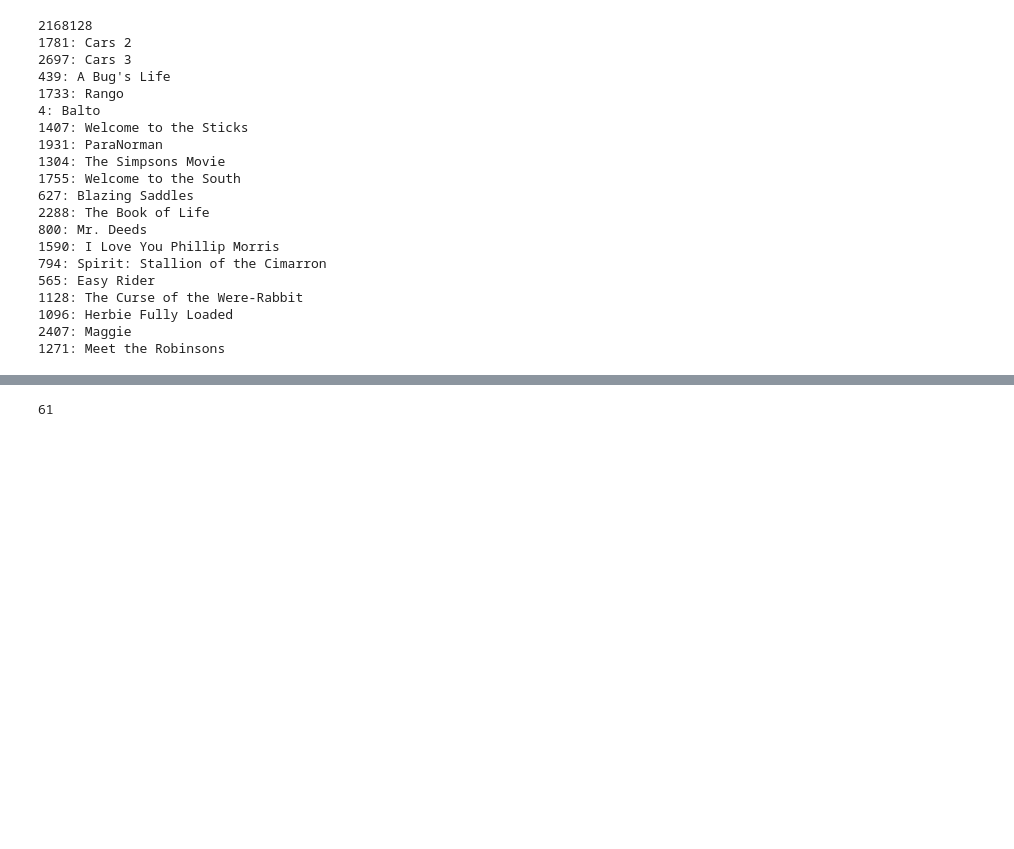
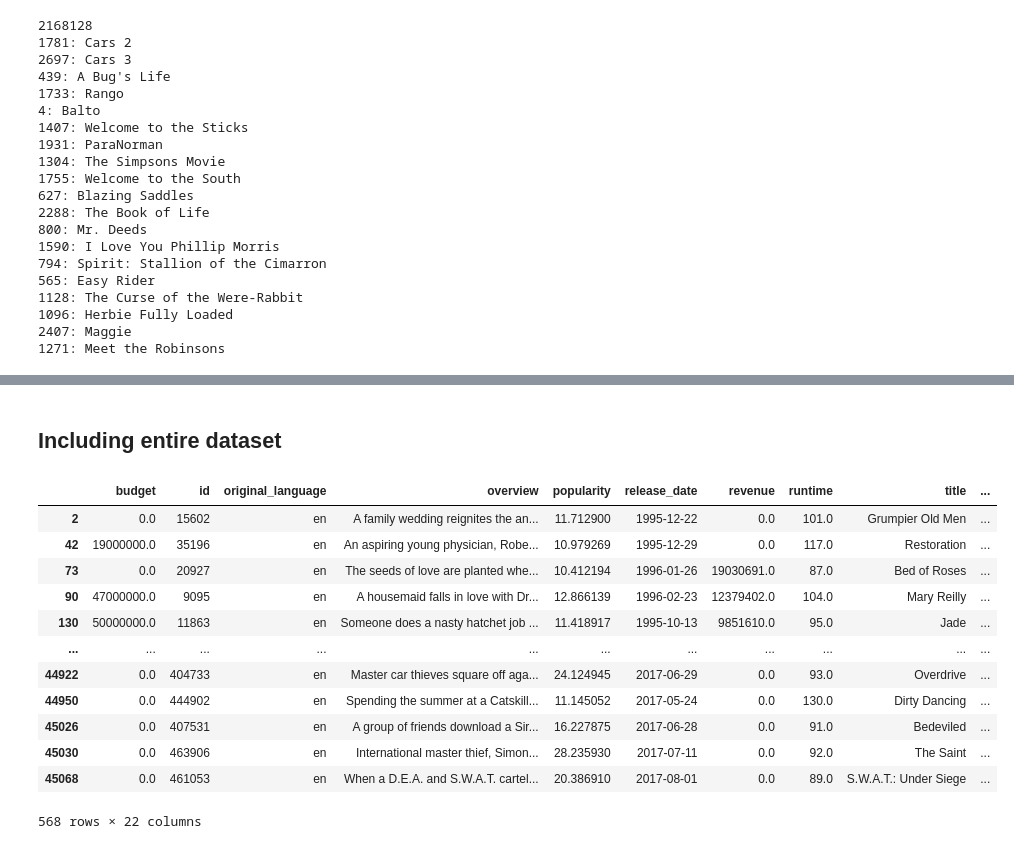
Before and after one commit to cristhianc001/Movie-Recommendation-System, a Jupyter notebook: notebooks/4. Recommendation Model.ipynb, the cells around one changed output, grey strips where cells are left out. Drawn from its saved outputs; the diff is of its cells as text; code cells hidden in the pictures; blank space fills up the shorter version.

```diff
--- a/notebooks/4. Recommendation Model.ipynb
+++ b/notebooks/4. Recommendation Model.ipynb
@@ -25,0 +28,6 @@ str
+# %%
+df_movies["genres_list"] = [x if pd.isnull(x) else ast.literal_eval(x) for x in df_movies["genres_list"]]
+df_movies["directors"] = [x if pd.isnull(x) else ast.literal_eval(x) for x in df_movies["directors"]]
+df_movies["spoken_languages_list"] = [x if pd.isnull(x) else ast.literal_eval(x) for x in df_movies["spoken_languages_list"]]
+df_movies["production_countries_list"] = [x if pd.isnull(x) else ast.literal_eval(x) for x in df_movies["production_countries_list"]]
+df_movies["production_companies_list"] = [x if pd.isnull(x) else ast.literal_eval(x) for x in df_movies["production_companies_list"]]
@@ -25,0 +36,7 @@ str
+# %%
+
+df_movies["genres_list"] = [x if None else ", ".join(x) for x in df_movies["genres_list"]]
+df_movies["directors"] = [x if None else ", ".join(x) for x in df_movies["directors"]]
+df_movies["spoken_languages_list"] = [x if None else ", ".join(x) for x in df_movies["spoken_languages_list"]]
+df_movies["production_countries_list"] = [x if None else ", ".join(x) for x in df_movies["production_countries_list"]]
+df_movies["production_companies_list"] = [x if None else ", ".join(x) for x in df_movies["production_companies_list"]]
@@ -256,0 +226,4 @@ for i, score in sorted_similar_movies:
+# %%
+# some algorithms are going to be tested in elements of the original dataset, so its corpus is going to be needed
+
+df_movies["corpus"] = df_movies["title"].fillna("") + ", " + df_movies["genres_list"].fillna("") + ", " + df_movies["overview"].fillna("") + ", " + df_movies["directors"].fillna("") + ", " + df_movies["collection"].fillna("")
@@ -256,0 +234,3 @@ for i, score in sorted_similar_movies:
+# %%
+df_movies["transformed_title"] = [string_transformation(x) for x in df_movies["title"]]
+df_train["transformed_title"] = [string_transformation(x) for x in df_train["title"]]
@@ -409,6 +561,18 @@ get_recommendations("Cars")
-# %%
-import sys
-
-my_variable = "Hola, mundo!"
-# %% [output]
-61
+# %% [markdown]
+## Including entire dataset
+# %%
+df_movies[(df_movies["vote_count"] < 100) & (df_movies["popularity"] > 10)]
+# %% [output]
+|  | budget | id | original_language | overview | popularity | release_date | revenue | runtime | title | ... |
+| 2 | 0.0 | 15602 | en | A family wedding reignites the an... | 11.712900 | 1995-12-22 | 0.0 | 101.0 | Grumpier Old Men | ... |
+| 42 | 19000000.0 | 35196 | en | An aspiring young physician, Robe... | 10.979269 | 1995-12-29 | 0.0 | 117.0 | Restoration | ... |
+| 73 | 0.0 | 20927 | en | The seeds of love are planted whe... | 10.412194 | 1996-01-26 | 19030691.0 | 87.0 | Bed of Roses | ... |
+| 90 | 47000000.0 | 9095 | en | A housemaid falls in love with Dr... | 12.866139 | 1996-02-23 | 12379402.0 | 104.0 | Mary Reilly | ... |
+| 130 | 50000000.0 | 11863 | en | Someone does a nasty hatchet job ... | 11.418917 | 1995-10-13 | 9851610.0 | 95.0 | Jade | ... |
+| ... | ... | ... | ... | ... | ... | ... | ... | ... | ... | ... |
+| 44922 | 0.0 | 404733 | en | Master car thieves square off aga... | 24.124945 | 2017-06-29 | 0.0 | 93.0 | Overdrive | ... |
+| 44950 | 0.0 | 444902 | en | Spending the summer at a Catskill... | 11.145052 | 2017-05-24 | 0.0 | 130.0 | Dirty Dancing | ... |
+| 45026 | 0.0 | 407531 | en | A group of friends download a Sir... | 16.227875 | 2017-06-28 | 0.0 | 91.0 | Bedeviled | ... |
+| 45030 | 0.0 | 463906 | en | International master thief, Simon... | 28.235930 | 2017-07-11 | 0.0 | 92.0 | The Saint | ... |
+| 45068 | 0.0 | 461053 | en | When a D.E.A. and S.W.A.T. cartel... | 20.386910 | 2017-08-01 | 0.0 | 89.0 | S.W.A.T.: Under Siege | ... |
+568 rows × 22 columns
```
Also changed, not shown: parts of 55 cells of this notebook, 3 other files.
